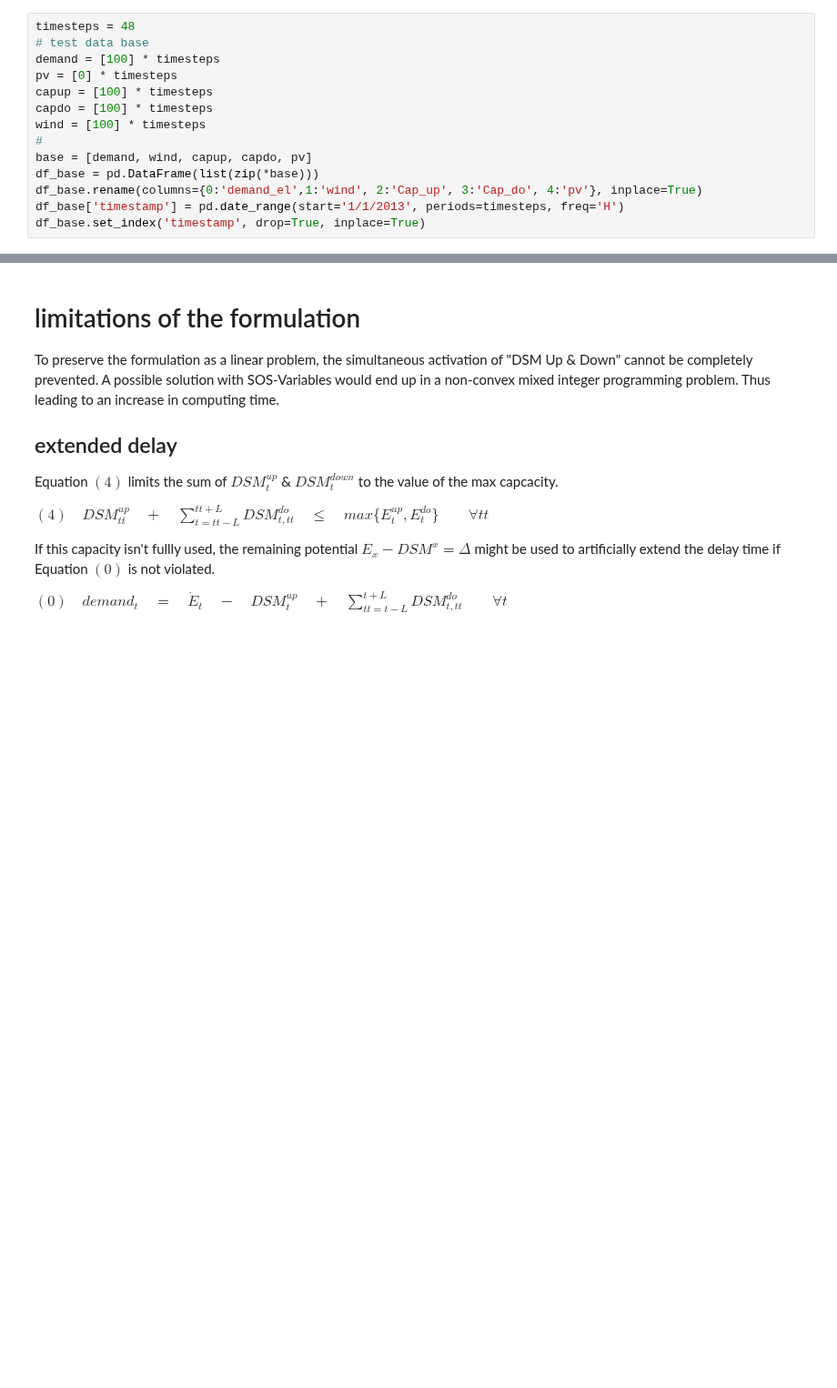
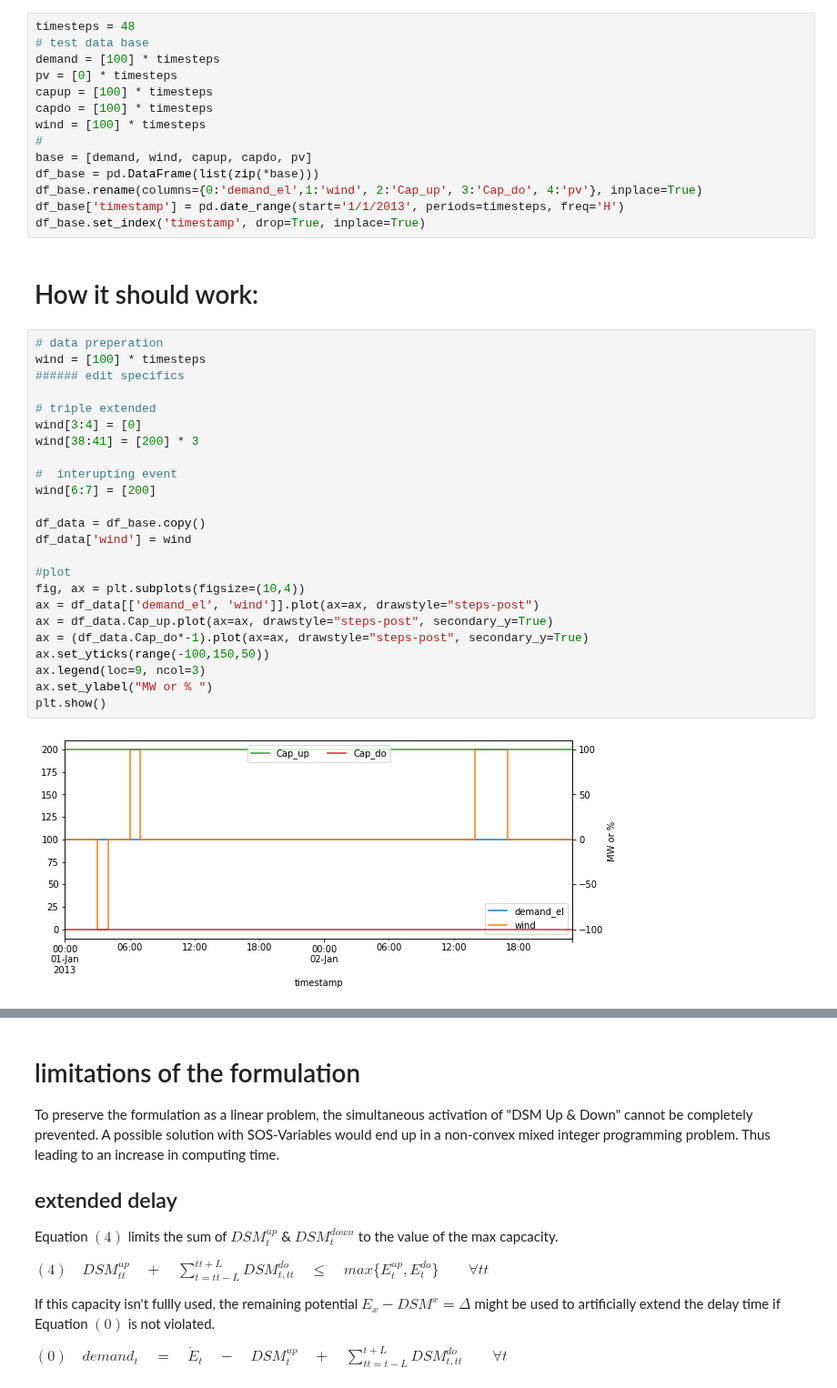
Before and after one commit to windnode/DSM_modelling_prototype, a Jupyter notebook: demand_shift/DSM-Modelling.ipynb, the cells around one changed output, grey strips where cells are left out. Shown at 91% size. Drawn from its saved outputs; the diff is of its cells as text; blank space fills up the shorter version.

```diff
--- a/demand_shift/DSM-Modelling.ipynb
+++ b/demand_shift/DSM-Modelling.ipynb
@@ -224,3 +224,31 @@ df_base = pd.DataFrame(list(zip(*base)))
 df_base.rename(columns={0:'demand_el',1:'wind', 2:'Cap_up', 3:'Cap_do', 4:'pv'}, inplace=True)
 df_base['timestamp'] = pd.date_range(start='1/1/2013', periods=timesteps, freq='H')
 df_base.set_index('timestamp', drop=True, inplace=True)
+# %% [markdown]
+# How it should work:
+# %%
+# data preperation
+wind = [100] * timesteps
+###### edit specifics
+
+# triple extended
+wind[3:4] = [0]
+wind[38:41] = [200] * 3
+
+#  interupting event
+wind[6:7] = [200]
+
+df_data = df_base.copy()
+df_data['wind'] = wind
+
+#plot
+fig, ax = plt.subplots(figsize=(10,4))
+ax = df_data[['demand_el', 'wind']].plot(ax=ax, drawstyle="steps-post")
+ax = df_data.Cap_up.plot(ax=ax, drawstyle="steps-post", secondary_y=True)
+ax = (df_data.Cap_do*-1).plot(ax=ax, drawstyle="steps-post", secondary_y=True)
+ax.set_yticks(range(-100,150,50))
+ax.legend(loc=9, ncol=3)
+ax.set_ylabel("MW or % ")
+plt.show()
+# %% [output]
+[figure, added]
```
Also changed, not shown: parts of 1 cell of this notebook.
